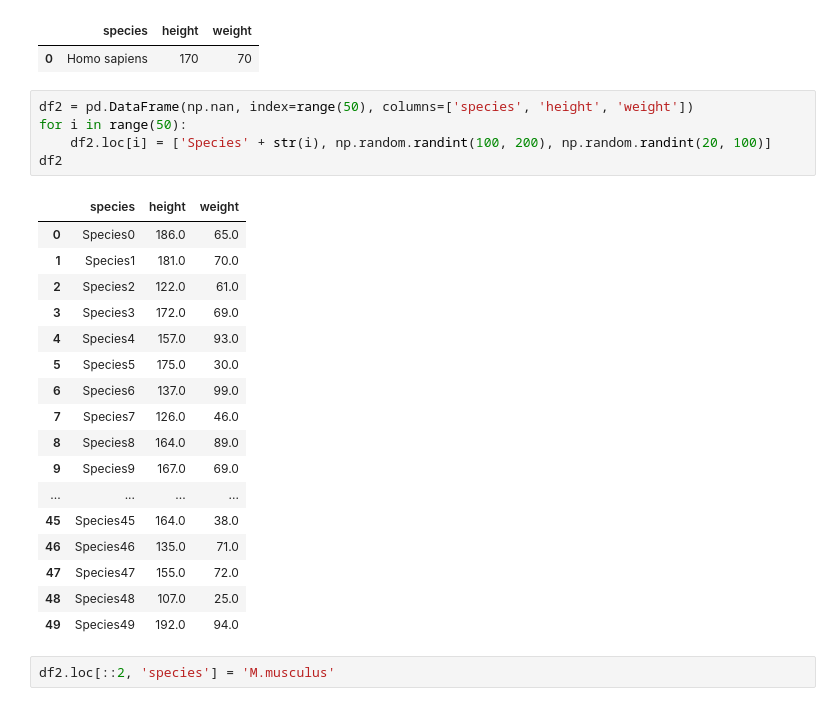
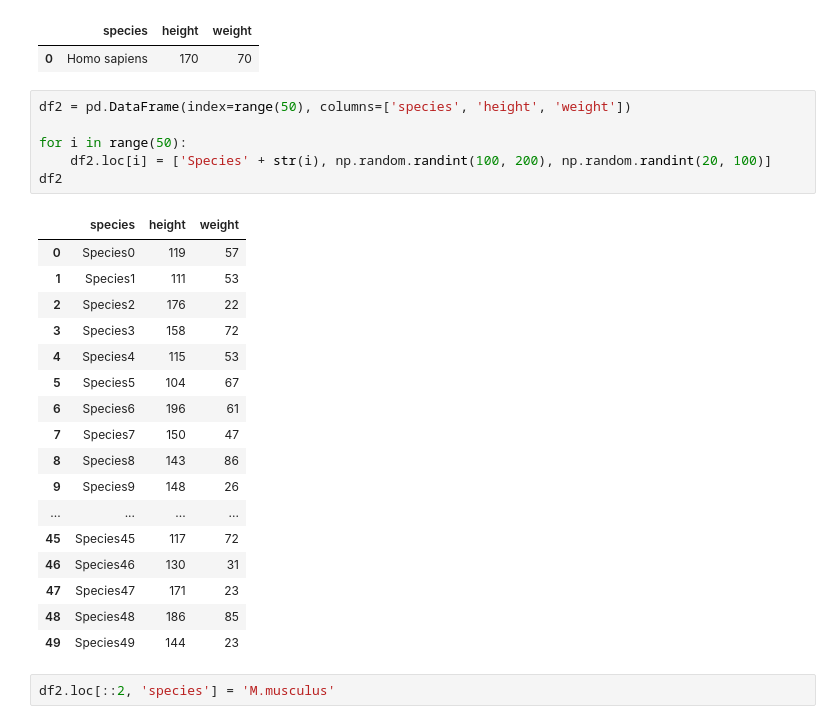
Before and after one commit to hhshanto/Bioimage-Analysis-and-Extended-Phenotyping, a Jupyter notebook: Exercise/Exercise 2.ipynb, the cells around one changed output. Saved outputs shown, nothing was run; the diff lists cells and outputs as text.

```diff
--- a/Exercise/Exercise 2.ipynb
+++ b/Exercise/Exercise 2.ipynb
@@ -196,28 +197,29 @@ df_new
 |  | species | height | weight |
 | 0 | Homo sapiens | 170 | 70 |
 # %%
-df2 = pd.DataFrame(np.nan, index=range(50), columns=['species', 'height', 'weight'])
+df2 = pd.DataFrame(index=range(50), columns=['species', 'height', 'weight'])
+
 for i in range(50):
     df2.loc[i] = ['Species' + str(i), np.random.randint(100, 200), np.random.randint(20, 100)]
 df2
 # %% [output]
 |  | species | height | weight |
-| 0 | Species0 | 186.0 | 65.0 |
-| 1 | Species1 | 181.0 | 70.0 |
-| 2 | Species2 | 122.0 | 61.0 |
-| 3 | Species3 | 172.0 | 69.0 |
-| 4 | Species4 | 157.0 | 93.0 |
-| 5 | Species5 | 175.0 | 30.0 |
-| 6 | Species6 | 137.0 | 99.0 |
-| 7 | Species7 | 126.0 | 46.0 |
-| 8 | Species8 | 164.0 | 89.0 |
-| 9 | Species9 | 167.0 | 69.0 |
+| 0 | Species0 | 119 | 57 |
+| 1 | Species1 | 111 | 53 |
+| 2 | Species2 | 176 | 22 |
+| 3 | Species3 | 158 | 72 |
+| 4 | Species4 | 115 | 53 |
+| 5 | Species5 | 104 | 67 |
+| 6 | Species6 | 196 | 61 |
+| 7 | Species7 | 150 | 47 |
+| 8 | Species8 | 143 | 86 |
+| 9 | Species9 | 148 | 26 |
 | ... | ... | ... | ... |
-| 45 | Species45 | 164.0 | 38.0 |
-| 46 | Species46 | 135.0 | 71.0 |
-| 47 | Species47 | 155.0 | 72.0 |
-| 48 | Species48 | 107.0 | 25.0 |
-| 49 | Species49 | 192.0 | 94.0 |
+| 45 | Species45 | 117 | 72 |
+| 46 | Species46 | 130 | 31 |
+| 47 | Species47 | 171 | 23 |
+| 48 | Species48 | 186 | 85 |
+| 49 | Species49 | 144 | 23 |
 # %%
 df2.loc[::2, 'species'] = 'M.musculus'
 # %%
```
Also changed, not shown: parts of 3 cells of this notebook, 2 other files.
